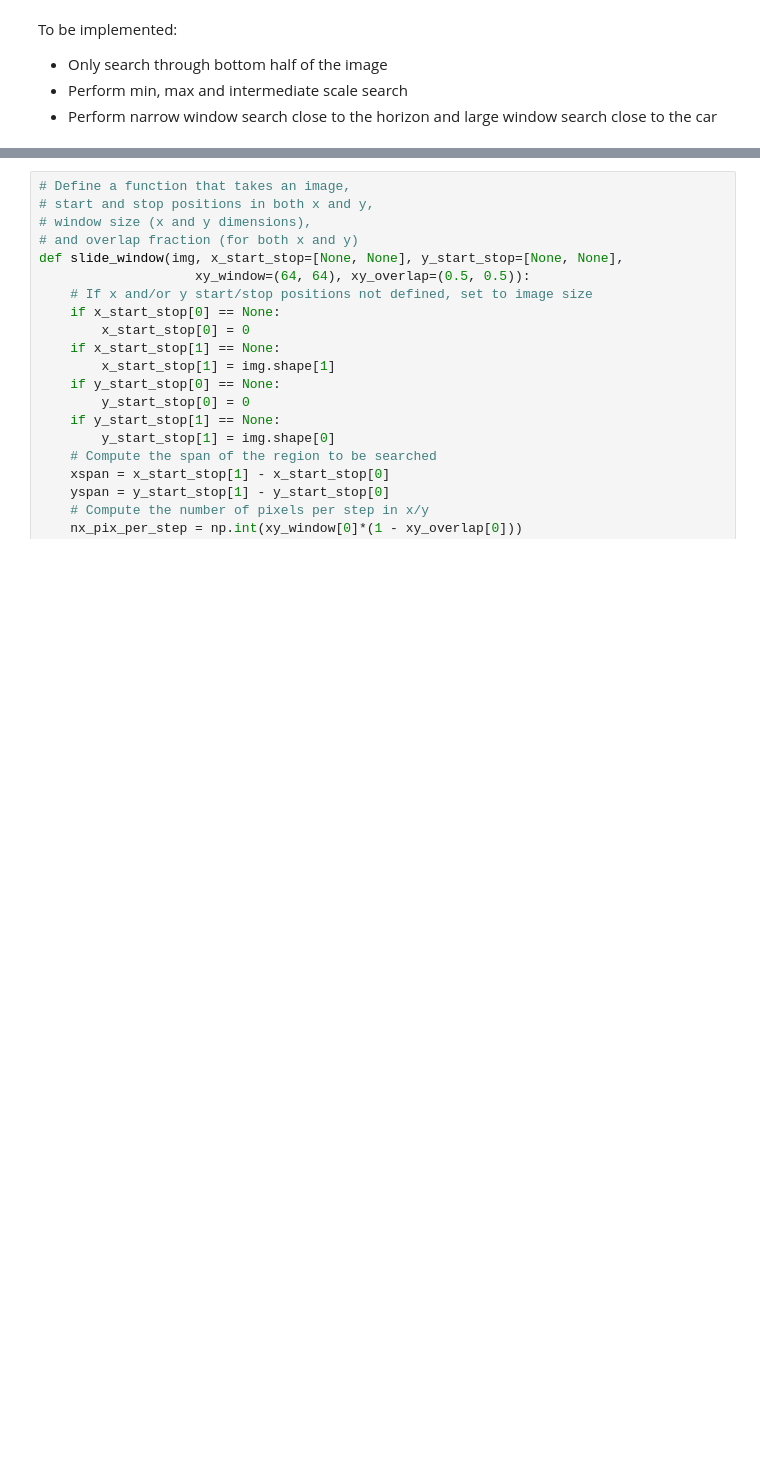
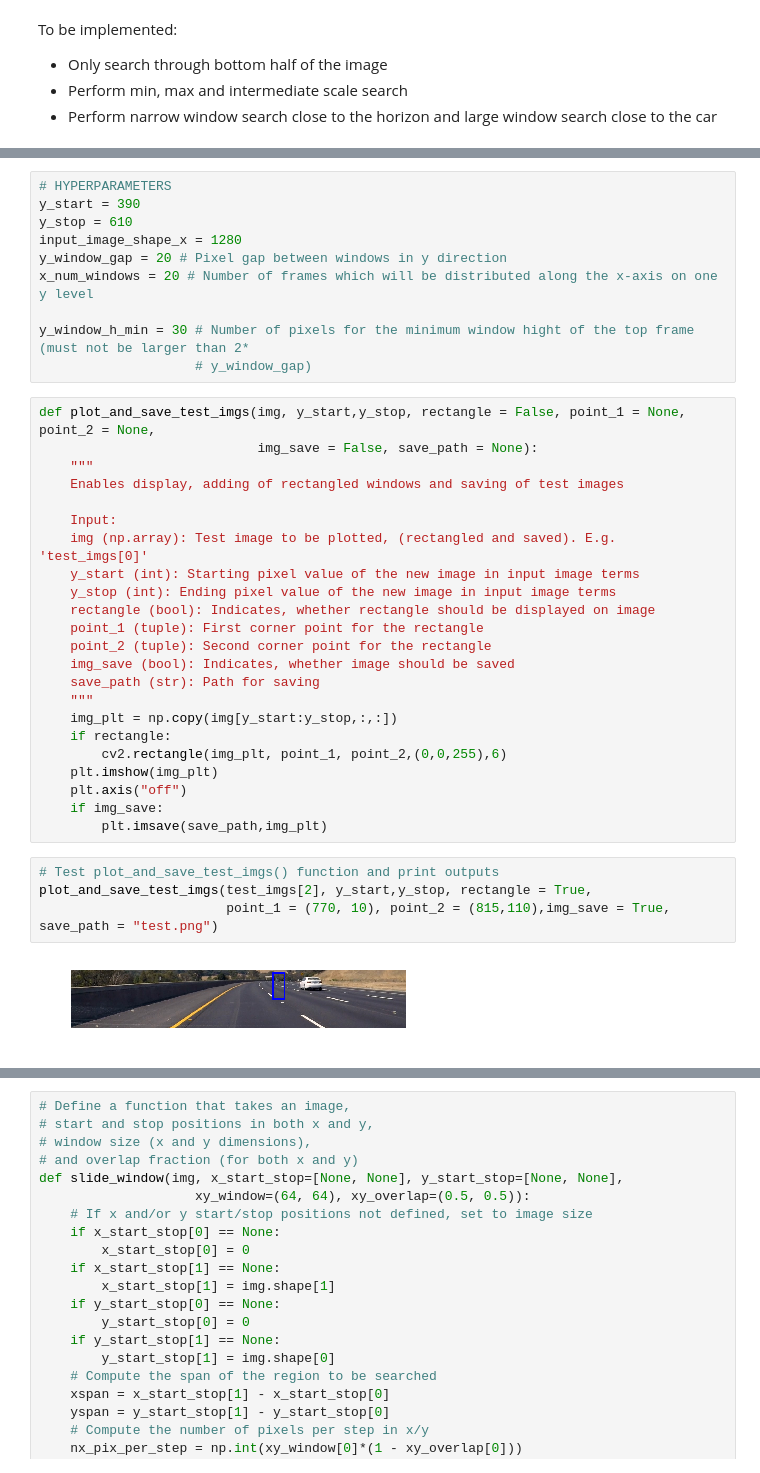
Before and after one commit to Wolfgang90/vehicleTracking, a Jupyter notebook: vehicle_detection_and_tracking.ipynb, the cells around one changed output, grey strips where cells are left out. Cells and saved outputs as stored; diff of their text form; blank space fills up the shorter version.

```diff
--- a/vehicle_detection_and_tracking.ipynb
+++ b/vehicle_detection_and_tracking.ipynb
@@ -391,0 +443,39 @@ To be implemented:
+# %%
+# HYPERPARAMETERS
+y_start = 390
+y_stop = 610
+input_image_shape_x = 1280
+y_window_gap = 20 # Pixel gap between windows in y direction
+x_num_windows = 20 # Number of frames which will be distributed along the x-axis on one y level
+
+y_window_h_min = 30 # Number of pixels for the minimum window hight of the top frame (must not be larger than 2*
+                    # y_window_gap)
+# %%
+def plot_and_save_test_imgs(img, y_start,y_stop, rectangle = False, point_1 = None, point_2 = None,
+                            img_save = False, save_path = None):
+    """
+    Enables display, adding of rectangled windows and saving of test images
+
+    Input:
+    img (np.array): Test image to be plotted, (rectangled and saved). E.g. 'test_imgs[0]'
+    y_start (int): Starting pixel value of the new image in input image terms
+    y_stop (int): Ending pixel value of the new image in input image terms
+    rectangle (bool): Indicates, whether rectangle should be displayed on image
+    point_1 (tuple): First corner point for the rectangle
+    point_2 (tuple): Second corner point for the rectangle
+    img_save (bool): Indicates, whether image should be saved
+    save_path (str): Path for saving
+    """
+    img_plt = np.copy(img[y_start:y_stop,:,:])
+    if rectangle:
+        cv2.rectangle(img_plt, point_1, point_2,(0,0,255),6)
+    plt.imshow(img_plt)
+    plt.axis("off")
+    if img_save:
+        plt.imsave(save_path,img_plt)
+# %%
+# Test plot_and_save_test_imgs() function and print outputs
+plot_and_save_test_imgs(test_imgs[2], y_start,y_stop, rectangle = True,
+                        point_1 = (770, 10), point_2 = (815,110),img_save = True, save_path = "test.png")
+# %% [output]
+[figure, added]
```
Also changed, not shown: parts of 39 cells of this notebook.
